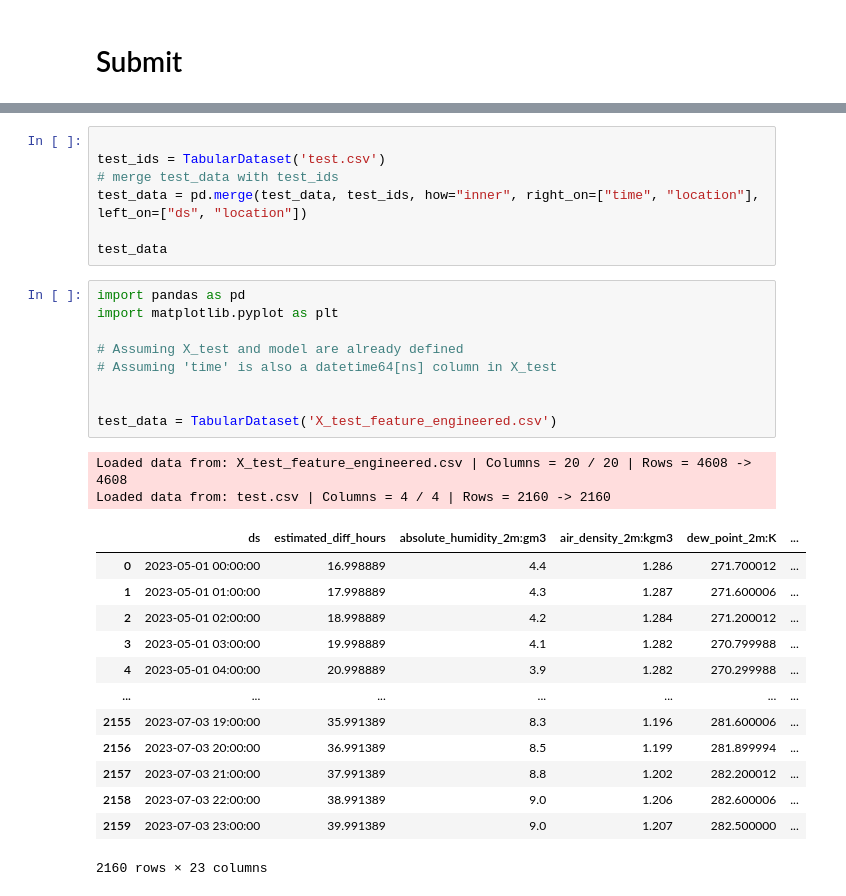
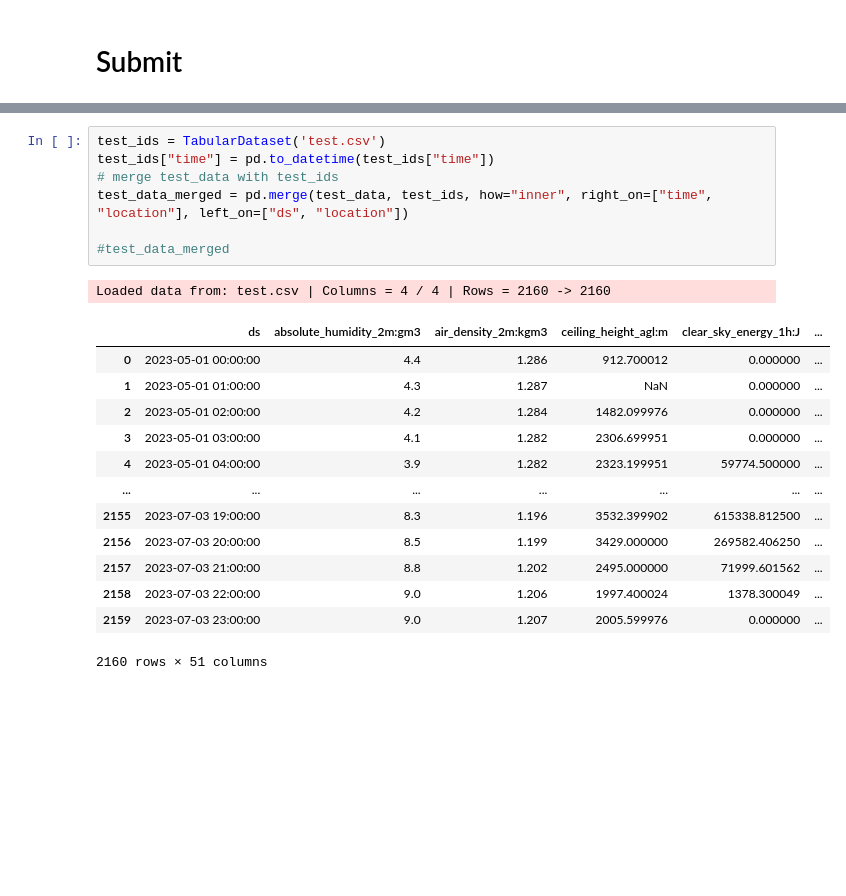
Before and after one commit to jorgensandhaug/TDT4173, a Jupyter notebook: autogluon_each_location.ipynb, the cells around one changed output, grey strips where cells are left out. Saved outputs shown, nothing was run; the diff lists cells and outputs as text; blank space fills up the shorter version.

```diff
--- a/autogluon_each_location.ipynb
+++ b/autogluon_each_location.ipynb
@@ -601,32 +477,22 @@ TabularPredictor saved. To load, use: predictor = TabularPredictor.load("Autoglu
 # %%
+test_ids = TabularDataset('test.csv')
+test_ids["time"] = pd.to_datetime(test_ids["time"])
+# merge test_data with test_ids
+test_data_merged = pd.merge(test_data, test_ids, how="inner", right_on=["time", "location"], left_on=["ds", "location"])
 
-test_ids = TabularDataset('test.csv')
-# merge test_data with test_ids
-test_data = pd.merge(test_data, test_ids, how="inner", right_on=["time", "location"], left_on=["ds", "location"])
-
-test_data
+#test_data_merged
+# %% [output]
+Loaded data from: test.csv | Columns = 4 / 4 | Rows = 2160 -> 2160
+|  | ds | absolute_humidity_2m:gm3 | air_density_2m:kgm3 | ceiling_height_agl:m | clear_sky_energy_1h:J | ... |
+| 0 | 2023-05-01 00:00:00 | 4.4 | 1.286 | 912.700012 | 0.000000 | ... |
+| 1 | 2023-05-01 01:00:00 | 4.3 | 1.287 | NaN | 0.000000 | ... |
+| 2 | 2023-05-01 02:00:00 | 4.2 | 1.284 | 1482.099976 | 0.000000 | ... |
+| 3 | 2023-05-01 03:00:00 | 4.1 | 1.282 | 2306.699951 | 0.000000 | ... |
+| 4 | 2023-05-01 04:00:00 | 3.9 | 1.282 | 2323.199951 | 59774.500000 | ... |
+| ... | ... | ... | ... | ... | ... | ... |
+| 2155 | 2023-07-03 19:00:00 | 8.3 | 1.196 | 3532.399902 | 615338.812500 | ... |
+| 2156 | 2023-07-03 20:00:00 | 8.5 | 1.199 | 3429.000000 | 269582.406250 | ... |
+| 2157 | 2023-07-03 21:00:00 | 8.8 | 1.202 | 2495.000000 | 71999.601562 | ... |
+| 2158 | 2023-07-03 22:00:00 | 9.0 | 1.206 | 1997.400024 | 1378.300049 | ... |
+| 2159 | 2023-07-03 23:00:00 | 9.0 | 1.207 | 2005.599976 | 0.000000 | ... |
+2160 rows × 51 columns
-# %%
-import pandas as pd
-import matplotlib.pyplot as plt
-
-# Assuming X_test and model are already defined
-# Assuming 'time' is also a datetime64[ns] column in X_test
-
-
-test_data = TabularDataset('X_test_feature_engineered.csv')
-# %% [output]
-Loaded data from: X_test_feature_engineered.csv | Columns = 20 / 20 | Rows = 4608 -> 4608
-Loaded data from: test.csv | Columns = 4 / 4 | Rows = 2160 -> 2160
-|  | ds | estimated_diff_hours | absolute_humidity_2m:gm3 | air_density_2m:kgm3 | dew_point_2m:K | ... |
-| 0 | 2023-05-01 00:00:00 | 16.998889 | 4.4 | 1.286 | 271.700012 | ... |
-| 1 | 2023-05-01 01:00:00 | 17.998889 | 4.3 | 1.287 | 271.600006 | ... |
-| 2 | 2023-05-01 02:00:00 | 18.998889 | 4.2 | 1.284 | 271.200012 | ... |
-| 3 | 2023-05-01 03:00:00 | 19.998889 | 4.1 | 1.282 | 270.799988 | ... |
-| 4 | 2023-05-01 04:00:00 | 20.998889 | 3.9 | 1.282 | 270.299988 | ... |
-| ... | ... | ... | ... | ... | ... | ... |
-| 2155 | 2023-07-03 19:00:00 | 35.991389 | 8.3 | 1.196 | 281.600006 | ... |
-| 2156 | 2023-07-03 20:00:00 | 36.991389 | 8.5 | 1.199 | 281.899994 | ... |
-| 2157 | 2023-07-03 21:00:00 | 37.991389 | 8.8 | 1.202 | 282.200012 | ... |
-| 2158 | 2023-07-03 22:00:00 | 38.991389 | 9.0 | 1.206 | 282.600006 | ... |
-| 2159 | 2023-07-03 23:00:00 | 39.991389 | 9.0 | 1.207 | 282.500000 | ... |
-2160 rows × 23 columns
```
Also changed, not shown: parts of 15 cells of this notebook, 7 other files.
